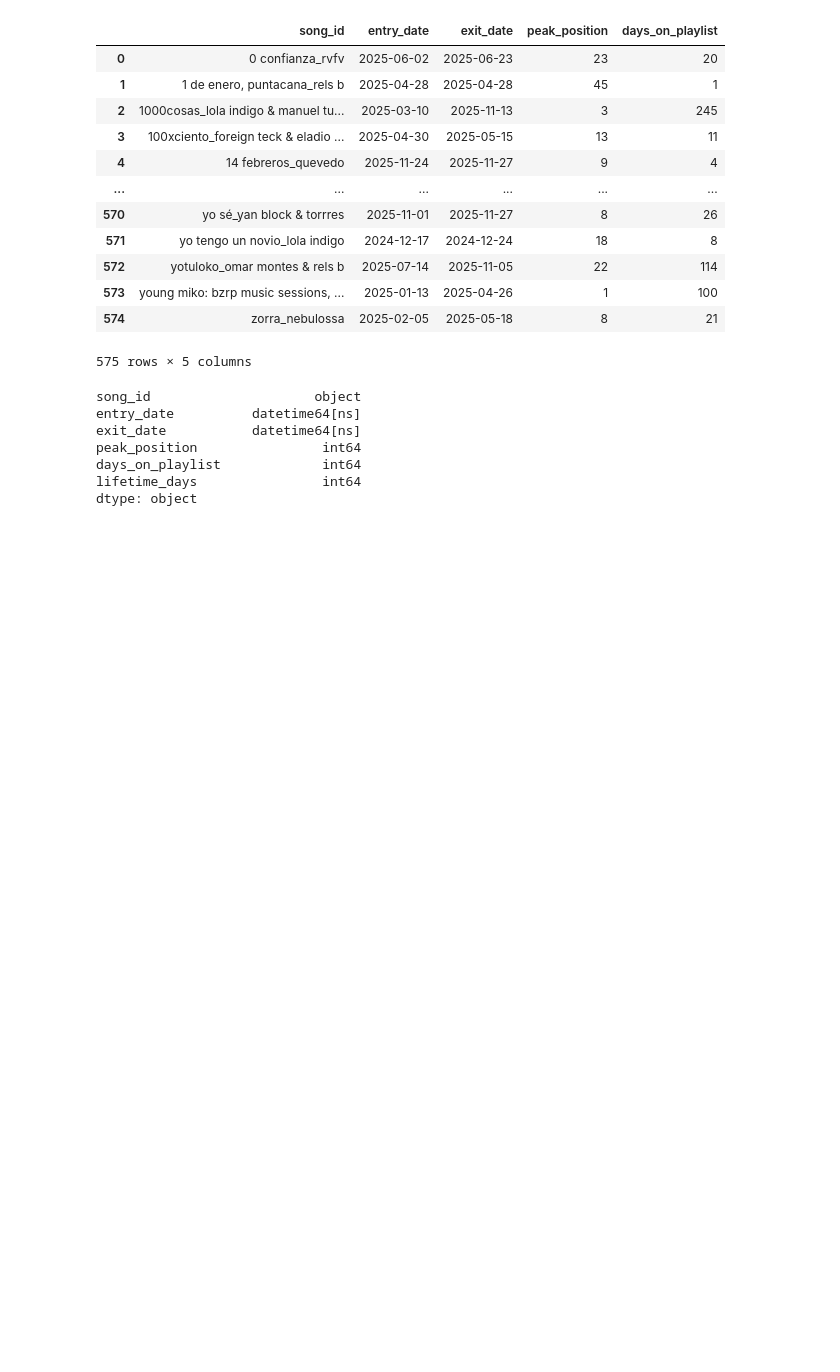
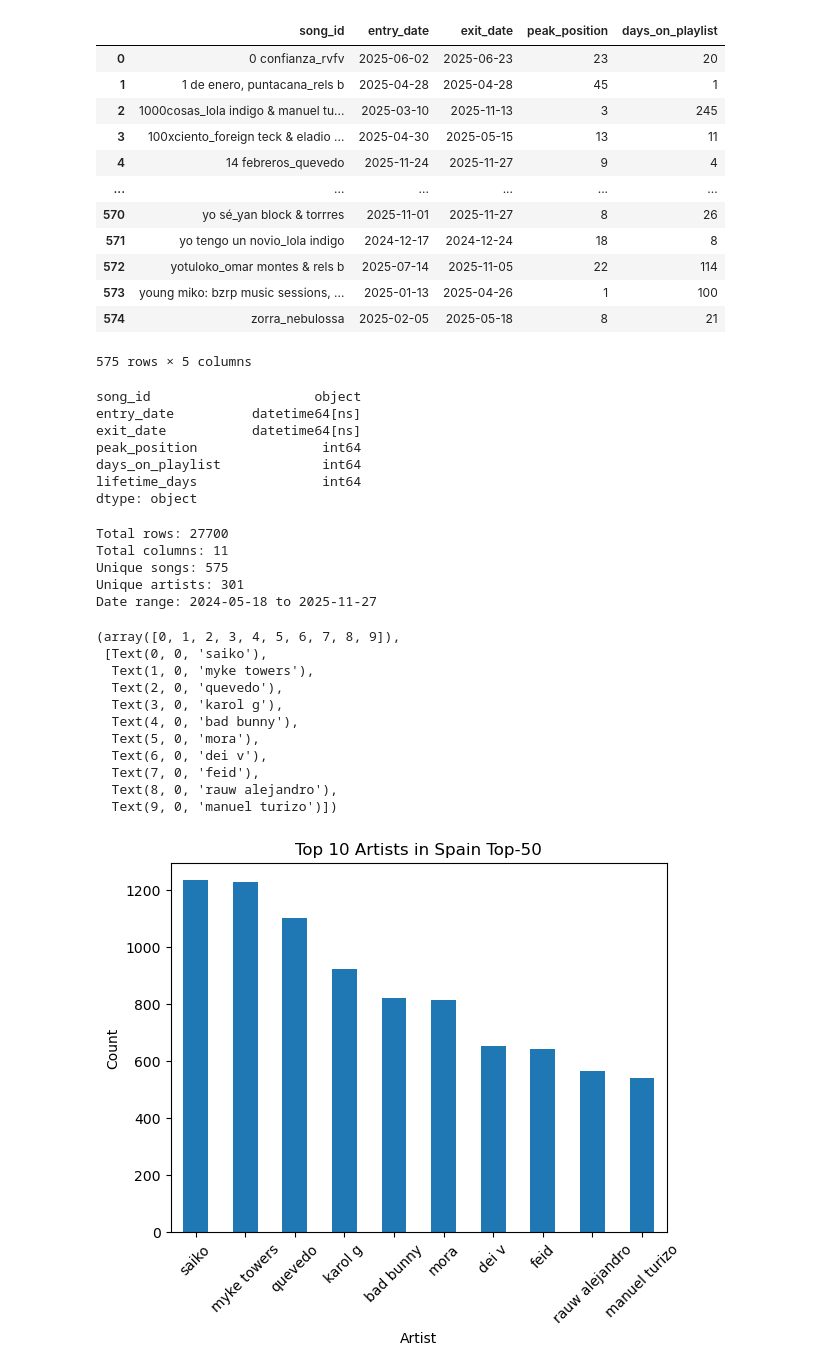
Before and after one commit to Pushpak-07/Spain_Songs_Dashboard-, a Jupyter notebook: notebooks/normailzed_2.ipynb, the cells around one changed output. Cells and saved outputs as stored; diff of their text form; code cells hidden in the pictures; blank space fills up the shorter version.

```diff
--- a/notebooks/normailzed_2.ipynb
+++ b/notebooks/normailzed_2.ipynb
@@ -78,3 +78,38 @@ peak_position                int64
 days_on_playlist             int64
 lifetime_days                int64
 dtype: object
+# %%
+# Overview of data
+print("Total rows:", df.shape[0])
+print("Total columns:", df.shape[1])
+print("Unique songs:", df['song_id'].nunique())
+print("Unique artists:", df['artist'].nunique())
+print("Date range:", df['date'].min(), "to", df['date'].max())
+# %% [output]
+Total rows: 27700
+Total columns: 11
+Unique songs: 575
+Unique artists: 301
+Date range: 2024-05-18 to 2025-11-27
+# %%
+#EDA Top Artists Analysis
+top_artists = df['artist'].value_counts().head(10)
+
+top_artists.plot(kind='bar')
+plt.title("Top 10 Artists in Spain Top-50")
+plt.xlabel("Artist")
+plt.ylabel("Count")
+plt.xticks(rotation=45)
+# %% [output]
+(array([0, 1, 2, 3, 4, 5, 6, 7, 8, 9]),
+ [Text(0, 0, 'saiko'),
+  Text(1, 0, 'myke towers'),
+  Text(2, 0, 'quevedo'),
+  Text(3, 0, 'karol g'),
+  Text(4, 0, 'bad bunny'),
+  Text(5, 0, 'mora'),
+  Text(6, 0, 'dei v'),
+  Text(7, 0, 'feid'),
+  Text(8, 0, 'rauw alejandro'),
+  Text(9, 0, 'manuel turizo')])
+[figure, added]
```
Also changed, not shown: parts of 7 cells of this notebook.
